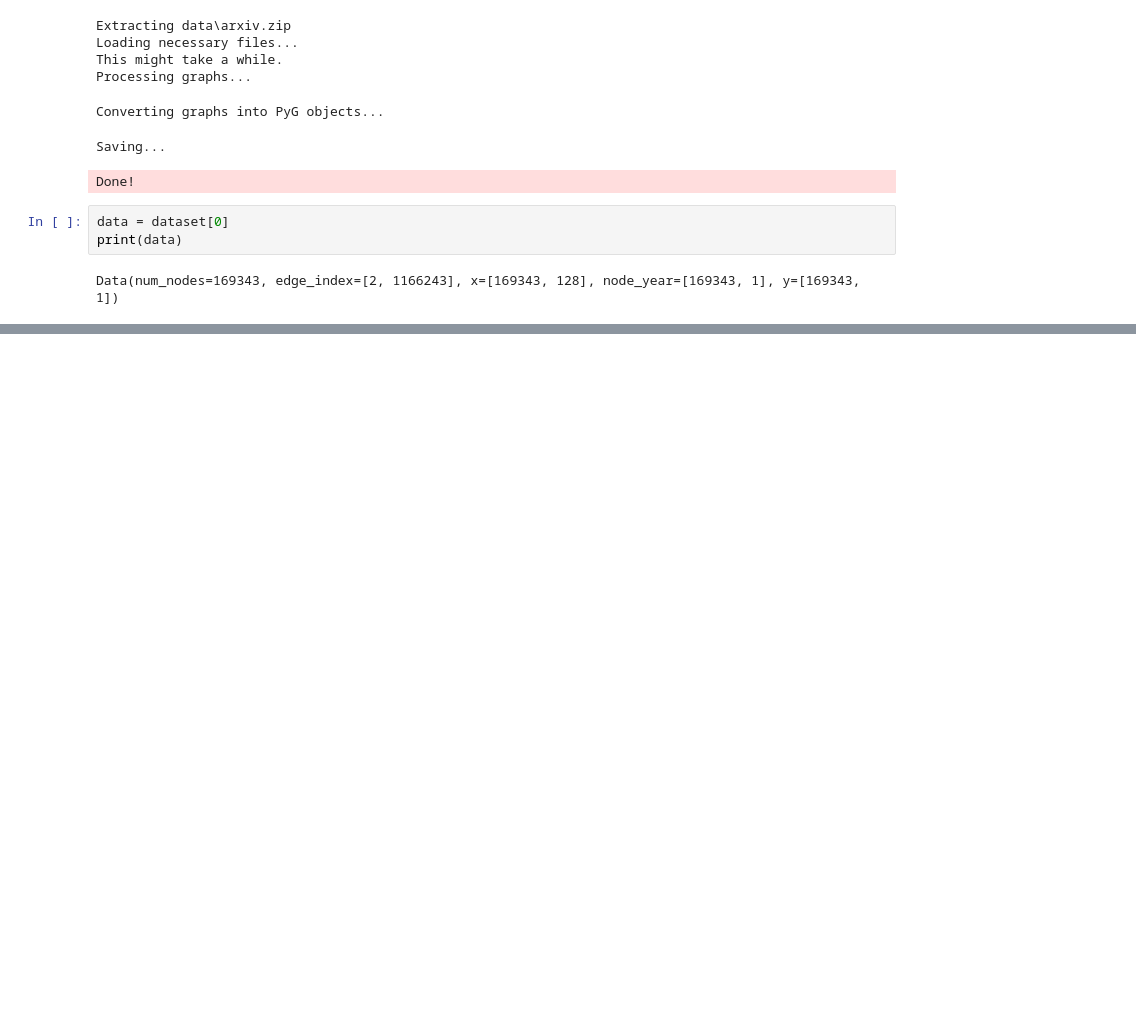
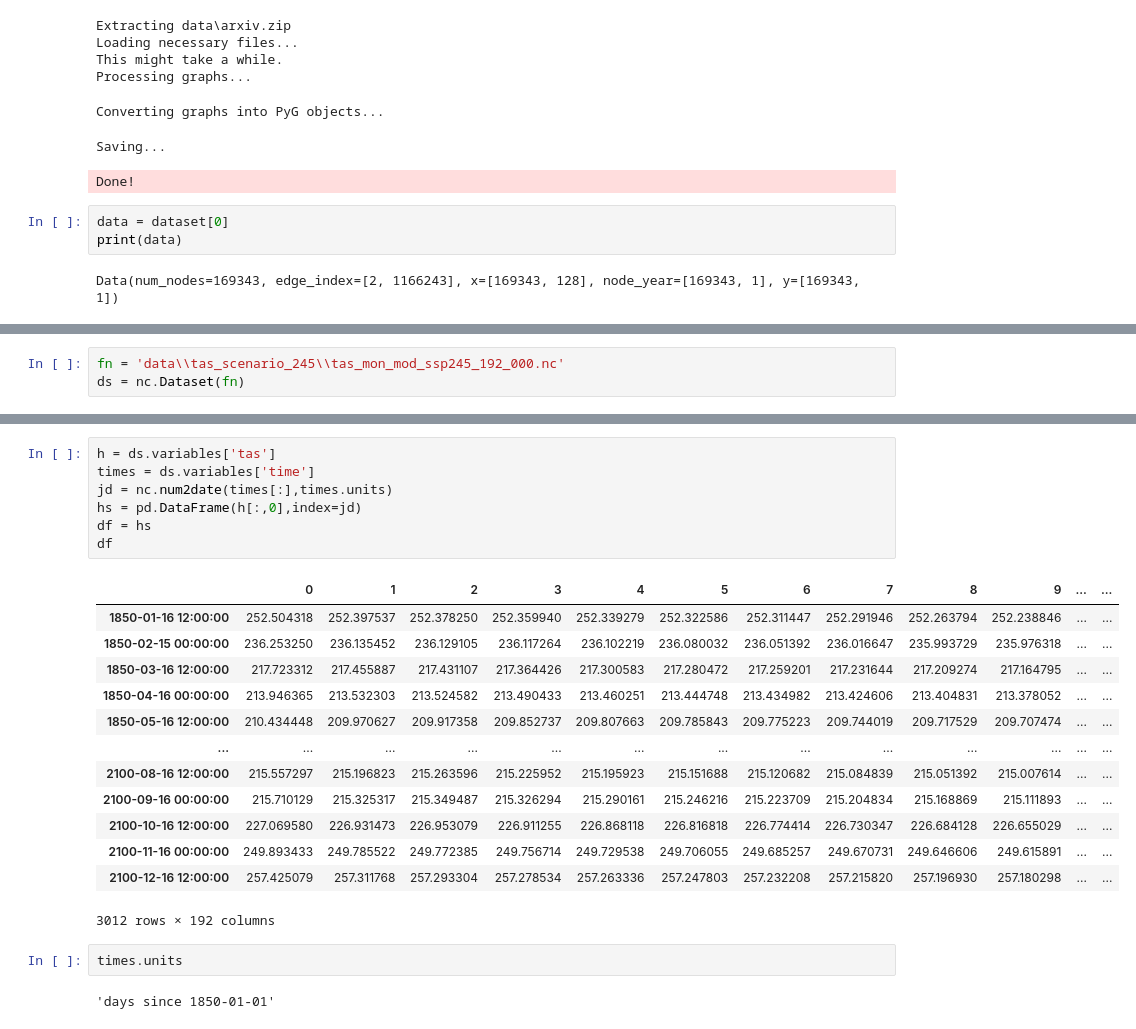
Before and after one commit to opticwiznub/Honours-Thesis, a Jupyter notebook: code/initial_testing.ipynb, the cells around one changed output, grey strips where cells are left out. Saved outputs shown, nothing was run; the diff lists cells and outputs as text; blank space fills up the shorter version.

```diff
--- a/code/initial_testing.ipynb
+++ b/code/initial_testing.ipynb
@@ -28,0 +32,3 @@ Data(num_nodes=169343, edge_index=[2, 1166243], x=[169343, 128], node_year=[1693
+# %%
+fn = 'data\\tas_scenario_245\\tas_mon_mod_ssp245_192_000.nc'
+ds = nc.Dataset(fn)
@@ -28,0 +55,25 @@ Data(num_nodes=169343, edge_index=[2, 1166243], x=[169343, 128], node_year=[1693
+# %%
+h = ds.variables['tas']
+times = ds.variables['time']
+jd = nc.num2date(times[:],times.units)
+hs = pd.DataFrame(h[:,0],index=jd)
+df = hs
+df
+# %% [output]
+|  | 0 | 1 | 2 | 3 | 4 | 5 | 6 | 7 | 8 | 9 | ... | ... |
+| 1850-01-16 12:00:00 | 252.504318 | 252.397537 | 252.378250 | 252.359940 | 252.339279 | 252.322586 | 252.311447 | 252.291946 | 252.263794 | 252.238846 | ... | ... |
+| 1850-02-15 00:00:00 | 236.253250 | 236.135452 | 236.129105 | 236.117264 | 236.102219 | 236.080032 | 236.051392 | 236.016647 | 235.993729 | 235.976318 | ... | ... |
+| 1850-03-16 12:00:00 | 217.723312 | 217.455887 | 217.431107 | 217.364426 | 217.300583 | 217.280472 | 217.259201 | 217.231644 | 217.209274 | 217.164795 | ... | ... |
+| 1850-04-16 00:00:00 | 213.946365 | 213.532303 | 213.524582 | 213.490433 | 213.460251 | 213.444748 | 213.434982 | 213.424606 | 213.404831 | 213.378052 | ... | ... |
+| 1850-05-16 12:00:00 | 210.434448 | 209.970627 | 209.917358 | 209.852737 | 209.807663 | 209.785843 | 209.775223 | 209.744019 | 209.717529 | 209.707474 | ... | ... |
+| ... | ... | ... | ... | ... | ... | ... | ... | ... | ... | ... | ... | ... |
+| 2100-08-16 12:00:00 | 215.557297 | 215.196823 | 215.263596 | 215.225952 | 215.195923 | 215.151688 | 215.120682 | 215.084839 | 215.051392 | 215.007614 | ... | ... |
+| 2100-09-16 00:00:00 | 215.710129 | 215.325317 | 215.349487 | 215.326294 | 215.290161 | 215.246216 | 215.223709 | 215.204834 | 215.168869 | 215.111893 | ... | ... |
+| 2100-10-16 12:00:00 | 227.069580 | 226.931473 | 226.953079 | 226.911255 | 226.868118 | 226.816818 | 226.774414 | 226.730347 | 226.684128 | 226.655029 | ... | ... |
+| 2100-11-16 00:00:00 | 249.893433 | 249.785522 | 249.772385 | 249.756714 | 249.729538 | 249.706055 | 249.685257 | 249.670731 | 249.646606 | 249.615891 | ... | ... |
+| 2100-12-16 12:00:00 | 257.425079 | 257.311768 | 257.293304 | 257.278534 | 257.263336 | 257.247803 | 257.232208 | 257.215820 | 257.196930 | 257.180298 | ... | ... |
+3012 rows × 192 columns
+# %%
+times.units
+# %% [output]
+'days since 1850-01-01'
```
Also changed, not shown: parts of 7 cells of this notebook, 2 other files.
